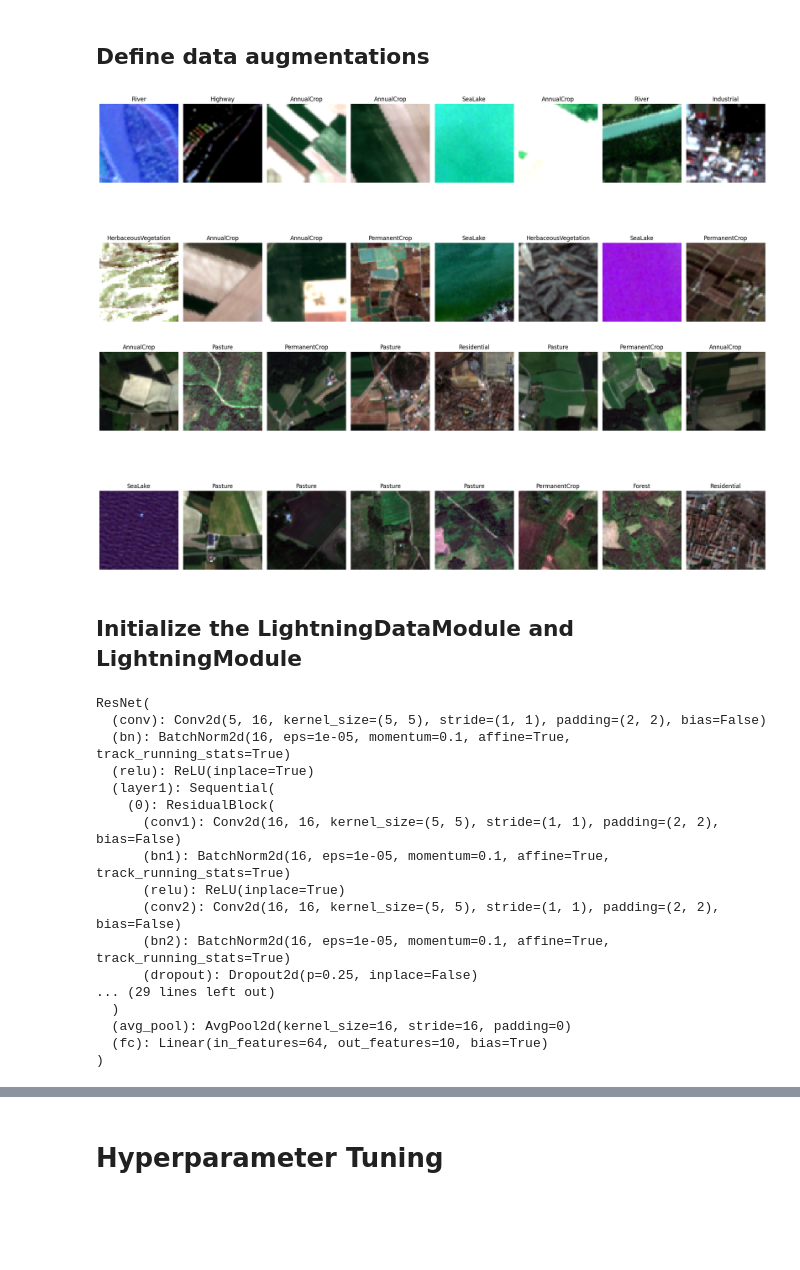
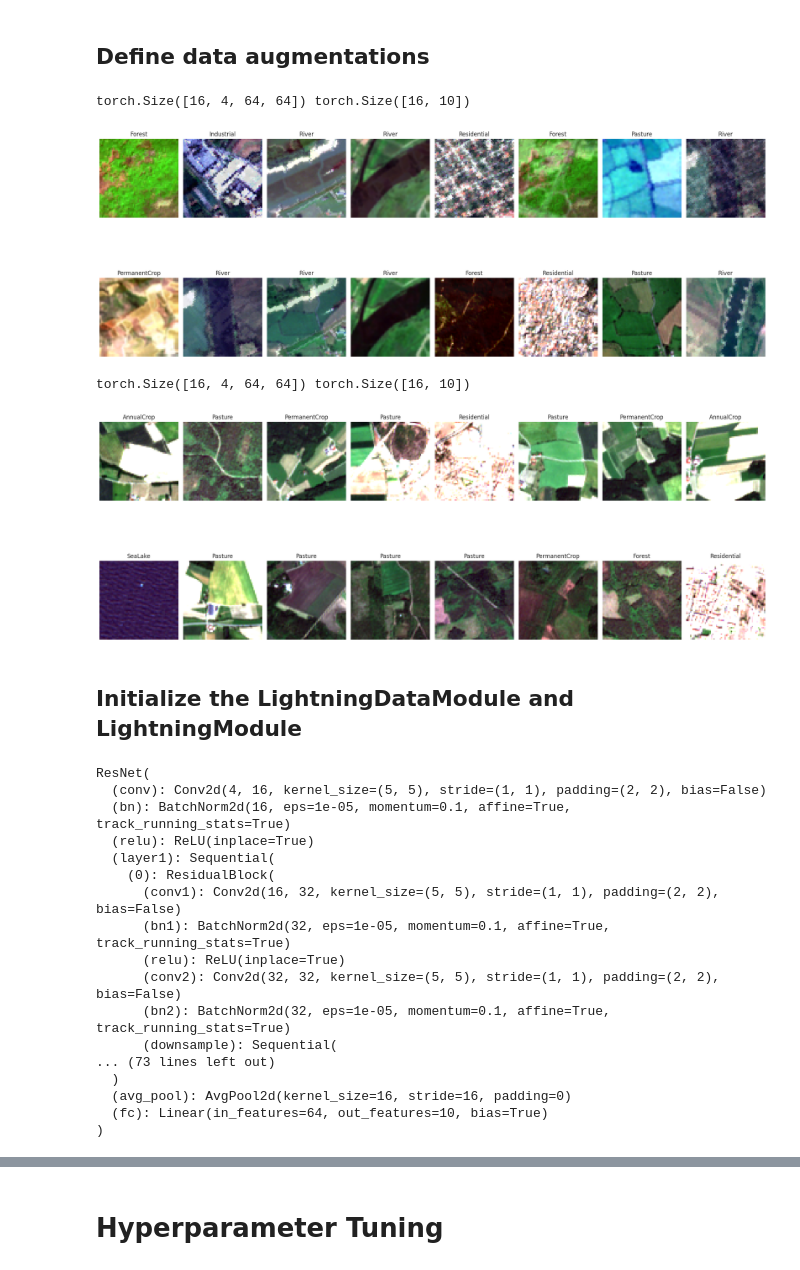
Before and after one commit to Tobivanceobi/EuroSat_Dataset_LUC, a Jupyter notebook: ResNet_Model.ipynb, the cells around one changed output, grey strips where cells are left out. Drawn from its saved outputs; the diff is of its cells as text; code cells hidden in the pictures; blank space fills up the shorter version.

```diff
--- a/ResNet_Model.ipynb
+++ b/ResNet_Model.ipynb
@@ -174,8 +174,8 @@ class EuroSatMS(Dataset):
         self.targets = np.array([y for _, y, _ in result])
         self.groups = np.array([z for _, _, z in result])
 
-        self.samples = torch.tensor(self.samples, dtype=torch.float32)
-        self.targets = torch.tensor(self.targets, dtype=torch.float32)
+        # self.samples = torch.tensor(self.samples, dtype=torch.float32)
+        # self.targets = torch.tensor(self.targets, dtype=torch.float32)
 
         end_time = time.time()
         t = end_time - start_time
@@ -215,6 +215,8 @@ class EuroSatMS(Dataset):
         #     rgb_max, rgb_min = image.max(), image.min()
         #     image = (image - rgb_min) / (rgb_max - rgb_min + 1e-7)
 
+
+
         return image, target, idx
 
     def __len__(self):
@@ -227,6 +229,12 @@ class EuroSatMS(Dataset):
         image = self.samples[samp_idx]
         target = self.targets[samp_idx]
 
+        if self.hist_eq:
+            image = histogram_equalize(image)
+
+        image = torch.tensor(image, dtype=torch.float32)
+        target = torch.tensor(target, dtype=torch.float32)
+
         return image, target
 # %%
 from torch.utils.data import DataLoader
@@ -235,7 +243,7 @@ import random
 
 
 class EuroSatDataLoader(DataLoader):
-    LAMBDA_RANGE = (0, 0.4)
+    LAMBDA_RANGE = (0, 1)
     def __init__(self, ds, batch_size=1, shuffle=False, mixup=True, num_workers=0, tf=None, augment=None):
         super(EuroSatDataLoader, self).__init__(ds, batch_size=batch_size, shuffle=shuffle, num_workers=num_workers)
         self.transform = tf
@@ -265,13 +273,14 @@ class EuroSatDataLoader(DataLoader):
 
             if self.transform:
                 input_data = self.transform(input_data)
+                input_data.clamp_(-2.5, 2.5)
+
+            if self.augment:
+                input_data = self.augment((input_data + 2.5) / 5) * 5 - 2.5
 
             if self.mixup:
                 if random.random() < 0.75:
                     input_data, class_label = self.mixup_image_batch(input_data, class_label)
-
-            if self.augment:
-                input_data = (self.augment((input_data + 2)/4) * 4) - 2
 
             yield input_data, class_label
 
@@ -396,10 +405,10 @@ class ResNet(nn.Module):
 import pandas as pd
 from sklearn.preprocessing import OneHotEncoder
 
-CHANNELS_2C = [3, 2, 1, 7, 8] # [0, 1, 2, 3, 4, 5, 6, 7, 8, 10, 11, 12]
-CHANNELS_2A = [3, 2, 1, 7, 8]
+CHANNELS_2C = [3, 2, 1, 7] # [0, 1, 2, 3, 4, 5, 6, 7, 8, 10, 11, 12]
+CHANNELS_2A = [3, 2, 1, 7]
 NUM_CLASSES = 10
-TEST_SPLIT = 0.4
+TEST_SPLIT = 0.05
 # %% [markdown]
 ## Load metadata description, encode labels and get transforms for model
 # %%
@@ -500,10 +509,10 @@ from kornia.constants import Resample
 import kornia.augmentation as K
 from torch import nn
 
-p1, p2, p3 = 0.6, 0.6, 0.3
+p1, p2, p3 = 0.75, 0.7, 0.5
 augmentation = nn.Sequential(
-    K.RandomHorizontalFlip(p=p1),
-    K.RandomVerticalFlip(p=p1),
+    K.RandomHorizontalFlip(p=p2),
+    K.RandomVerticalFlip(p=p2),
     K.RandomAffine(
         degrees=30,
         translate=None,
@@ -515,7 +524,7 @@ augmentation = nn.Sequential(
     K.RandomBrightness((0.5, 1.5), p=p3),
     K.RandomContrast((0.5, 1.5), p=p3),
     # K.RandomSaturation((0.7, 1.3), p=p2),
-    K.RandomBoxBlur((2, 2), p=p2),
+    K.RandomBoxBlur((2, 2), p=p3),
     # K.RandomRGBShift(0.1, 0.1, 0.1, p=p2),
     # K.RandomSaltAndPepperNoise(amount=(0.001, 0.07), salt_vs_pepper=(0.4, 0.6), p=p2),
     # K.RandomPlasmaContrast(roughness=(0.1, 0.71), p=p3),
@@ -527,37 +536,39 @@ import matplotlib.pyplot as plt
 chan = [3, 2, 1]
 encoder = load_object(config.DATA_DIR + "on_hot_encoder")
 
 def plot_images(img_batch, tar_batch):
     fig, axs = plt.subplots(2, 8, figsize=(20, 10))
     axs = axs.flatten()
+    print(img_batch.shape, tar_batch.shape)
     for i, ax in enumerate(axs):
 
         img = img_batch[i].cpu().numpy()[[0, 1, 2]]
         lab = tar_batch[i].cpu().numpy().astype(float)
 
         title = encoder.categories_[0][lab.argmax()]
 
         rgb_min, rgb_max = img.min(), img.max()
         img = (img - rgb_min) / (rgb_max - rgb_min + 1e-7)
         img = img.clip(0, 1)
         ax.imshow(img.transpose(1, 2, 0))
         ax.set_title(title)
         ax.axis('off')
     plt.tight_layout()
     plt.show()
 
-dl_train = EuroSatDataLoader(ds_train, batch_size=16, shuffle=True, tf=data_transforms_l2c, augment=augmentation, mixup=False)
+dl_train = EuroSatDataLoader(ds_train, batch_size=16, shuffle=True, tf=data_transforms_l2c, augment=augmentation, mixup=True)
 dl_val= EuroSatDataLoader(ds_val, batch_size=16, shuffle=False, tf=data_transforms_l2a, augment=None, mixup=False)
 
 img_batch, tar_batch = next(iter(dl_train))
 plot_images(img_batch, tar_batch)
 
-
 img_batch, tar_batch = next(iter(dl_val))
 plot_images(img_batch, tar_batch)
 # %% [output]
+torch.Size([16, 4, 64, 64]) torch.Size([16, 10])
-[figure, old version]
+[figure, new version]
+torch.Size([16, 4, 64, 64]) torch.Size([16, 10])
-[figure, old version]
+[figure, new version]
 # %% [markdown]
 ## Initialize the LightningDataModule and LightningModule
 # %%
@@ -581,25 +592,25 @@ train_loader = EuroSatDataLoader(ds_train, batch_size=BATCH_SIZE, shuffle=True,
 test_loader = EuroSatDataLoader(ds_val, batch_size=BATCH_SIZE, shuffle=False, tf=data_transforms_l2a, augment=None, mixup=False)
 # %%
 # Create network
-model = ResNet(ResidualBlock, [1, 1, 1], DROPOUT_P, in_channels=len(ds_train[0][0]), num_classes=NUM_CLASSES)
+model = ResNet(ResidualBlock, [3, 2, 3], DROPOUT_P, in_channels=len(ds_train[0][0]), num_classes=NUM_CLASSES)
 print(model)
 
 if USE_CUDA:
     model = model.cuda()
 # %% [output]
 ResNet(
-  (conv): Conv2d(5, 16, kernel_size=(5, 5), stride=(1, 1), padding=(2, 2), bias=False)
+  (conv): Conv2d(4, 16, kernel_size=(5, 5), stride=(1, 1), padding=(2, 2), bias=False)
   (bn): BatchNorm2d(16, eps=1e-05, momentum=0.1, affine=True, track_running_stats=True)
   (relu): ReLU(inplace=True)
   (layer1): Sequential(
     (0): ResidualBlock(
-      (conv1): Conv2d(16, 16, kernel_size=(5, 5), stride=(1, 1), padding=(2, 2), bias=False)
-      (bn1): BatchNorm2d(16, eps=1e-05, momentum=0.1, affine=True, track_running_stats=True)
+      (conv1): Conv2d(16, 32, kernel_size=(5, 5), stride=(1, 1), padding=(2, 2), bias=False)
+      (bn1): BatchNorm2d(32, eps=1e-05, momentum=0.1, affine=True, track_running_stats=True)
       (relu): ReLU(inplace=True)
-      (conv2): Conv2d(16, 16, kernel_size=(5, 5), stride=(1, 1), padding=(2, 2), bias=False)
-      (bn2): BatchNorm2d(16, eps=1e-05, momentum=0.1, affine=True, track_running_stats=True)
-      (dropout): Dropout2d(p=0.25, inplace=False)
-... (29 lines left out)
+      (conv2): Conv2d(32, 32, kernel_size=(5, 5), stride=(1, 1), padding=(2, 2), bias=False)
+      (bn2): BatchNorm2d(32, eps=1e-05, momentum=0.1, affine=True, track_running_stats=True)
+      (downsample): Sequential(
+... (73 lines left out)
   )
   (avg_pool): AvgPool2d(kernel_size=16, stride=16, padding=0)
   (fc): Linear(in_features=64, out_features=10, bias=True)
```
Also changed, not shown: parts of 13 cells of this notebook, 1 other file.
